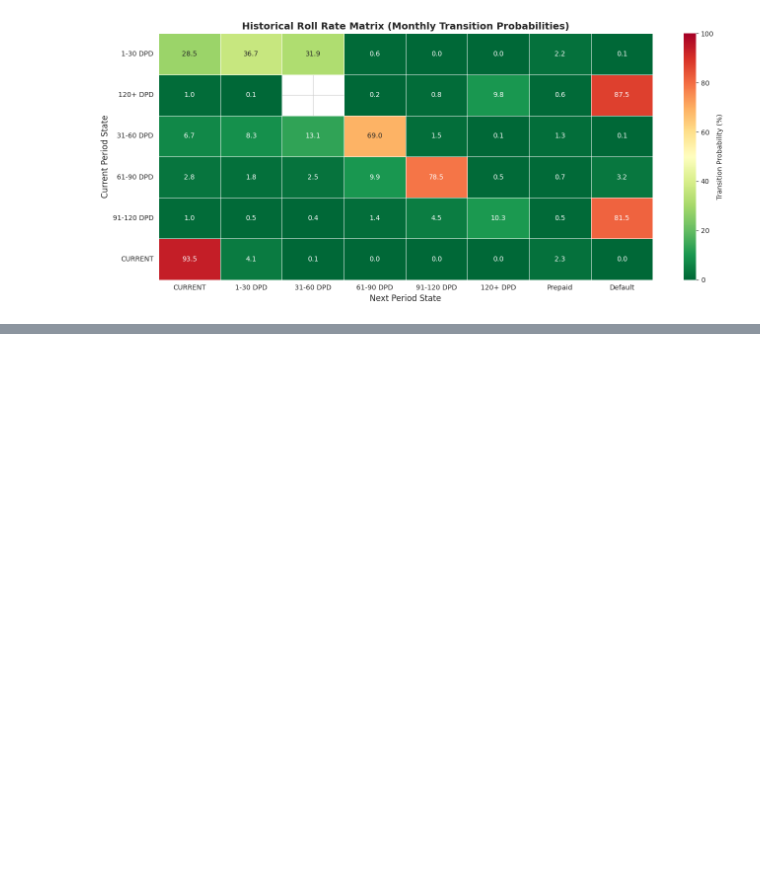
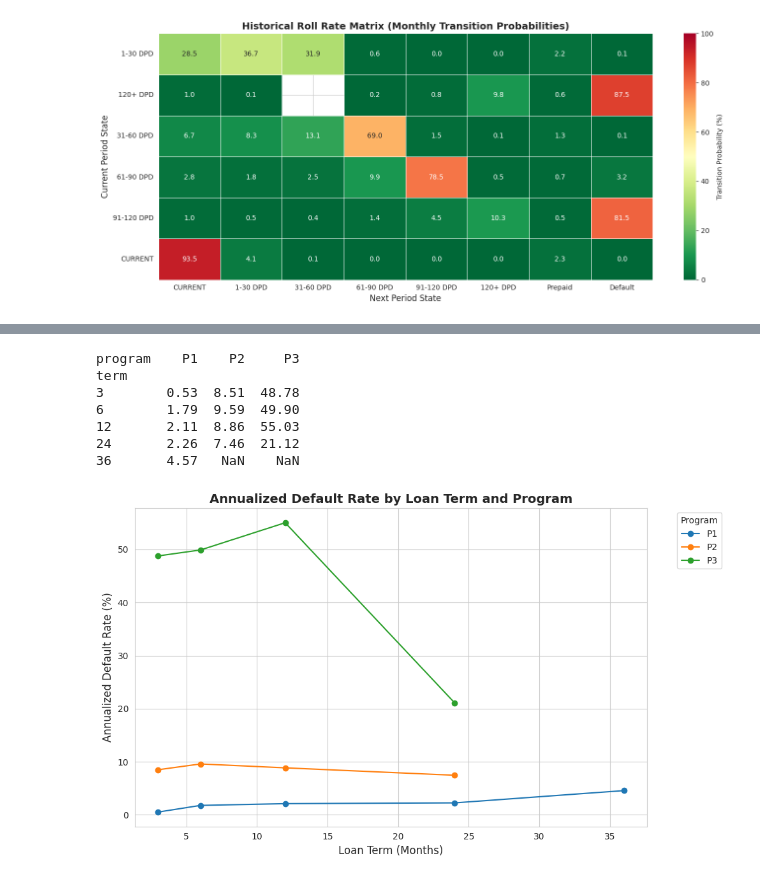
Before and after one commit to EllenNYC/Moore, a Jupyter notebook: data_exploration.ipynb, the cells around one changed output, grey strips where cells are left out. Cells and saved outputs as stored; diff of their text form; code cells hidden in the pictures; blank space fills up the shorter version.

```diff
--- a/data_exploration.ipynb
+++ b/data_exploration.ipynb
@@ -975,0 +963,29 @@ All key datasets have been exported for further modeling and analysis.
+# %%
+# Calculate cumulative default rates by Term buckets
+
+final_status_df['actual_loan_age_days'] = (final_status_df['report_date'] - final_status_df['disbursement_d']).dt.days
+final_status_df['actual_loan_age_years'] = final_status_df['actual_loan_age_days'] / 365.25
+final_status_df['actual_loan_age_months'] = final_status_df['actual_loan_age_years'] * 12
+
+term_bucket_default = final_status_df.groupby(['loan_term', 'program']).agg({
+    'defaulted': ['sum', 'mean', 'count'],
+    'prepaid': 'mean',
+    'approved_amount': 'mean',
+    'actual_loan_age_years': 'mean',
+    'actual_loan_age_months': 'mean',
+}).reset_index()
+
+
+term_bucket_default.columns = ['term', 'program', 'num_defaults', 'default_rate', 'num_loans', 'prepay_rate',
+                               'avg_approved_amount', 'avg_loan_age_years',
+                               'avg_loan_age_months']
+term_bucket_default['default_rate'] *= 100
+term_bucket_default['prepay_rate'] *= 100
+term_bucket_default['annualized_default_rate'] = term_bucket_default['default_rate'] / term_bucket_default['avg_loan_age_years']
+# Sort by term
+term_bucket_default = term_bucket_default.sort_values('term')
+
+print("\n" + "=" * 80)
+print("CUMULATIVE DEFAULT RATES BY TERM BUCKET")
+print("=" * 80)
+print(term_bucket_default.to_string(index=False))
@@ -975,0 +1010,25 @@ All key datasets have been exported for further modeling and analysis.
+# %%
+#add a matrix, showing annualized default rate by term (rows) and program (columns)
+default_rate_matrix = term_bucket_default.pivot(index='term', columns='program', values='annualized_default_rate').round(2)
+print(default_rate_matrix)
+
+# plot annualized default rate by term and program, add legend, labels
+fig, ax = plt.subplots(figsize=(10, 6))
+for prog in term_bucket_default['program'].unique():
+    prog_data = term_bucket_default[term_bucket_default['program'] == prog]
+    ax.plot(prog_data['term'], prog_data['annualized_default_rate'], marker='o', label=prog)
+ax.set_xlabel('Loan Term (Months)', fontsize=12)
+ax.set_ylabel('Annualized Default Rate (%)', fontsize=12)
+ax.set_title('Annualized Default Rate by Loan Term and Program', fontsize=14, fontweight='bold')
+ax.legend(title='Program', bbox_to_anchor=(1.05, 1), loc='upper left')
+plt.tight_layout()
+plt.show()
+# %% [output]
+program    P1    P2     P3
+term
+3        0.53  8.51  48.78
+6        1.79  9.59  49.90
+12       2.11  8.86  55.03
+24       2.26  7.46  21.12
+36       4.57   NaN    NaN
+[figure, added]
```
Also changed, not shown: parts of 23 cells of this notebook, 59 other files.
